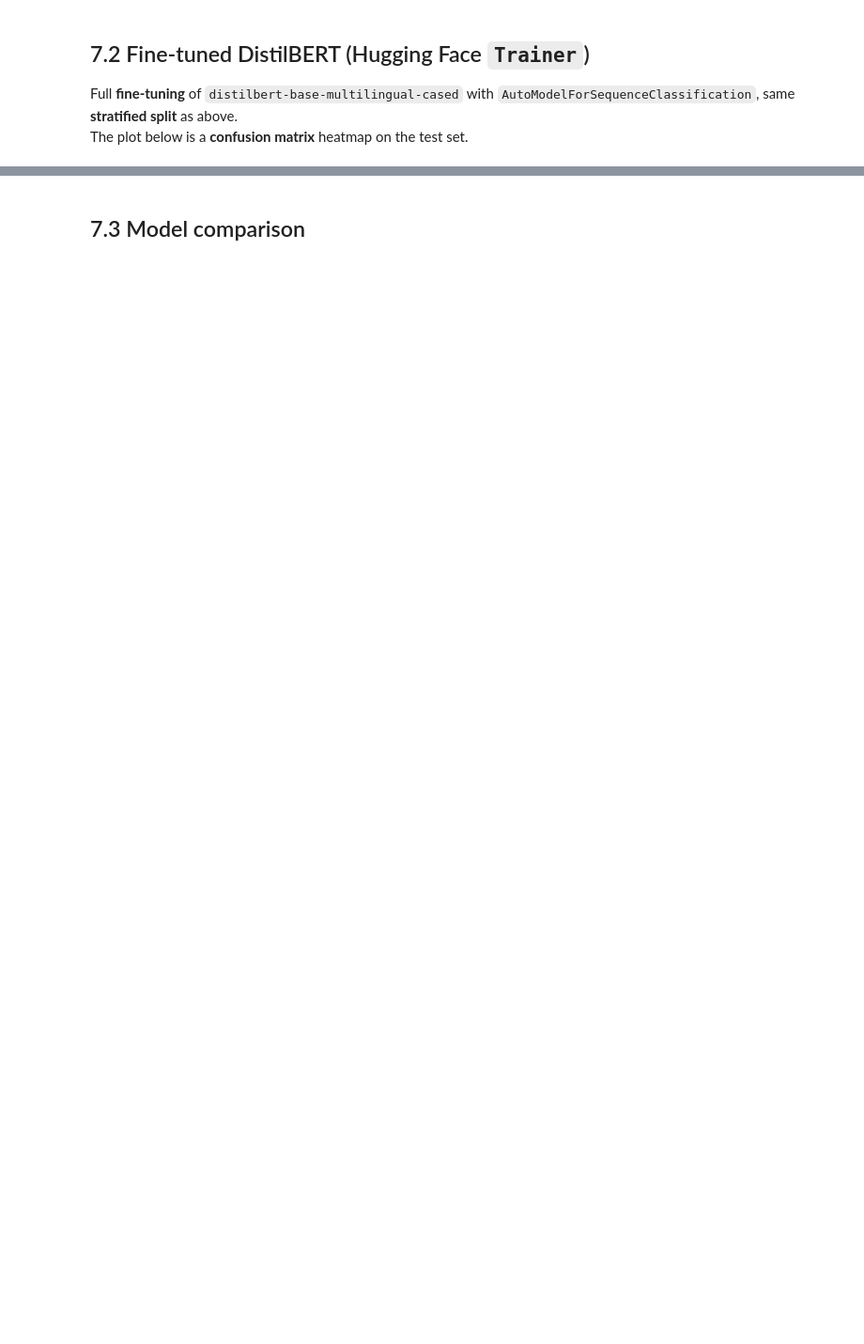
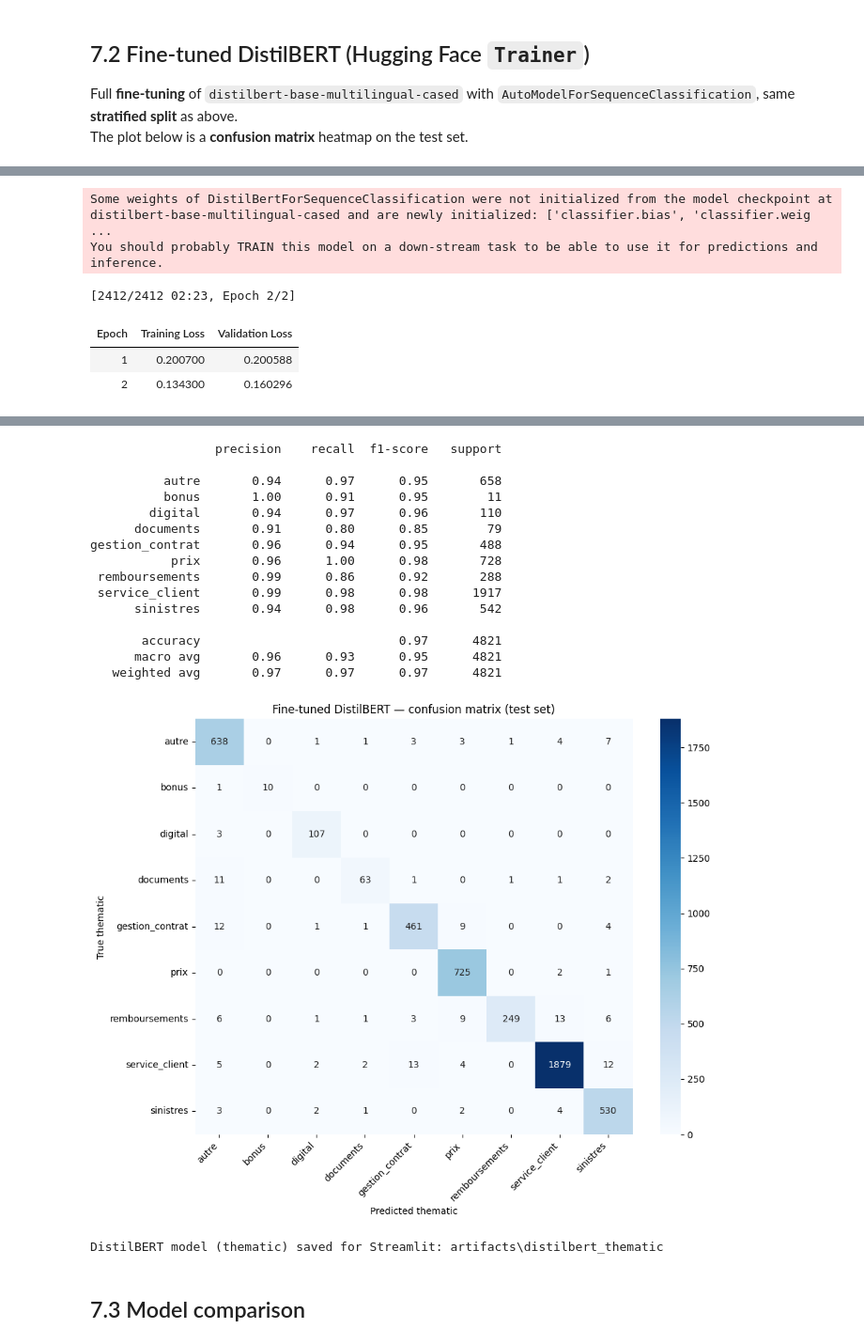
Before and after one commit to GabrielSultan/NLP_project_no2, a Jupyter notebook: nlp_project_2.ipynb, the cells around one changed output, grey strips where cells are left out. Shown at 94% size. Saved outputs shown, nothing was run; the diff lists cells and outputs as text; code cells hidden in the pictures; blank space fills up the shorter version.

Commit message:
feature : thematic finding

```diff
--- a/nlp_project_2.ipynb
+++ b/nlp_project_2.ipynb
@@ -953,6 +932,11 @@ from transformers import (
 from torch.utils.data import Dataset
 
 _use_cuda = torch.cuda.is_available()
+
+if not isinstance(_use_cuda, bool):
+    raise RuntimeError(f"Erreur: la variable _use_cuda n'est pas booléenne. Valeur trouvée: {_use_cuda!r}")
+if not (_use_cuda or _use_cuda is False):
+    raise RuntimeError("Erreur: la détection CUDA n'a pas retourné de valeur attendue (_use_cuda).")
 
 MODEL_NAME = "distilbert-base-multilingual-cased"
 MAX_LEN = 128
@@ -1064,0 +1048,6 @@ print(f"DistilBERT model (thematic) saved for Streamlit: {THEMATIC_DIR}")
+Some weights of DistilBertForSequenceClassification were not initialized from the model checkpoint at distilbert-base-multilingual-cased and are newly initialized: ['classifier.bias', 'classifier.weig ...
+You should probably TRAIN this model on a down-stream task to be able to use it for predictions and inference.
+[2412/2412 02:23, Epoch 2/2]
+| Epoch | Training Loss | Validation Loss |
+| 1 | 0.200700 | 0.200588 |
+| 2 | 0.134300 | 0.160296 |
@@ -1065,3 +1055,20 @@ print(f"DistilBERT model (thematic) saved for Streamlit: {THEMATIC_DIR}")
+                 precision    recall  f1-score   support
+
+          autre       0.94      0.97      0.95       658
+          bonus       1.00      0.91      0.95        11
+        digital       0.94      0.97      0.96       110
+      documents       0.91      0.80      0.85        79
+gestion_contrat       0.96      0.94      0.95       488
+           prix       0.96      1.00      0.98       728
+ remboursements       0.99      0.86      0.92       288
+ service_client       0.99      0.98      0.98      1917
+      sinistres       0.94      0.98      0.96       542
+
+       accuracy                           0.97      4821
+      macro avg       0.96      0.93      0.95      4821
+   weighted avg       0.97      0.97      0.97      4821
+[figure, added]
+DistilBERT model (thematic) saved for Streamlit: artifacts\distilbert_thematic
 # %% [markdown]
 ## 7.3 Model comparison
 # %%
```
Also changed, not shown: parts of 10 cells of this notebook, 2 other files.
